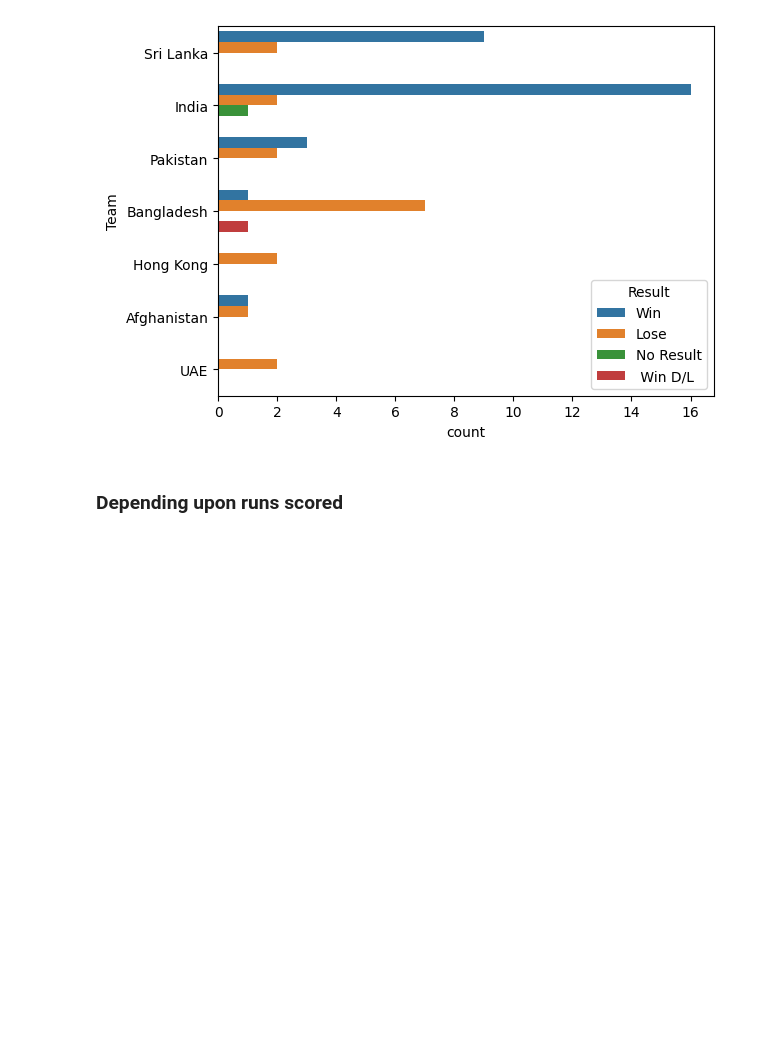
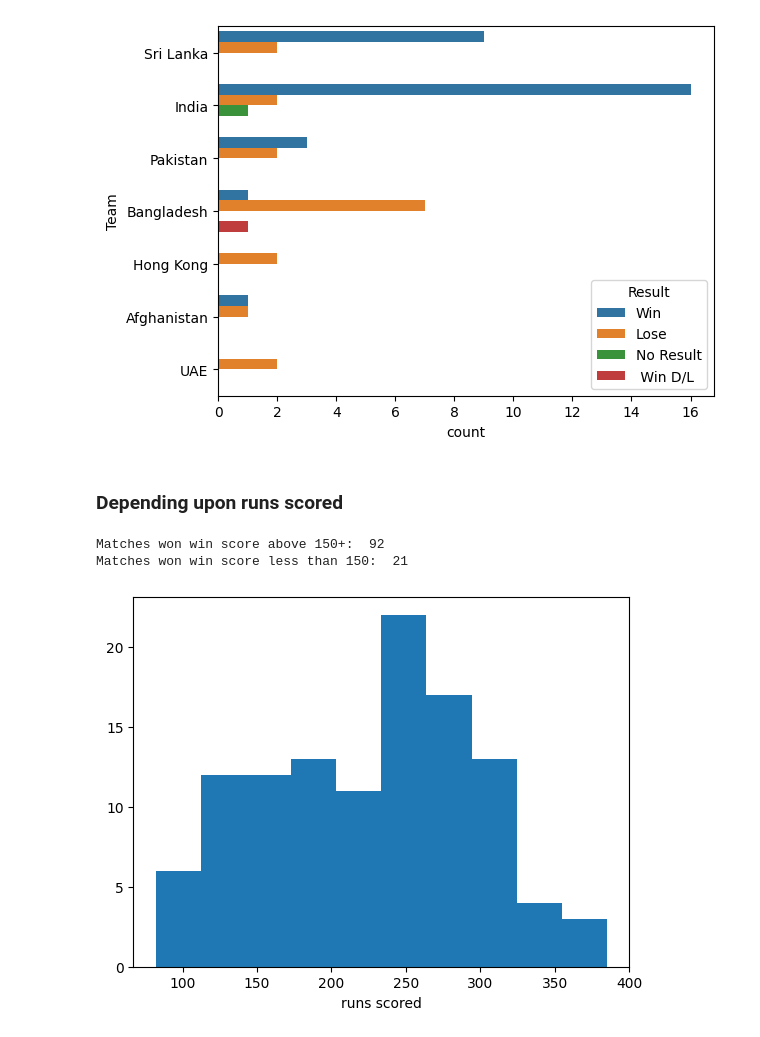
Before and after one commit to suprakash-144/Data_analysis, a Jupyter notebook: asia cup/asia cup.ipynb, the cells around one changed output. Drawn from its saved outputs; the diff is of its cells as text; code cells hidden in the pictures; blank space fills up the shorter version.

```diff
--- a/asia cup/asia cup.ipynb
+++ b/asia cup/asia cup.ipynb
@@ -85,3 +147,18 @@ Toss won chose to bat and ended in a draw: 1
 [figure]
 # %% [markdown]
 ### Depending upon runs scored
+# %%
+run = data
+r_win= run[run.Result=='Win']
+r_lose =  run.Result=='Lose'
+print("Matches won win score above 150+: ",r_win.Team[r_win['Run Scored']>150].count())
+print("Matches won win score less than 150: ",r_win.Team[r_win['Run Scored']<150].count())
+
+
+plt.hist(r_win['Run Scored'])
+plt.xlabel("runs scored")
+plt.show()
+# %% [output]
+Matches won win score above 150+:  92
+Matches won win score less than 150:  21
+[figure, added]
```
Also changed, not shown: parts of 6 cells of this notebook.
